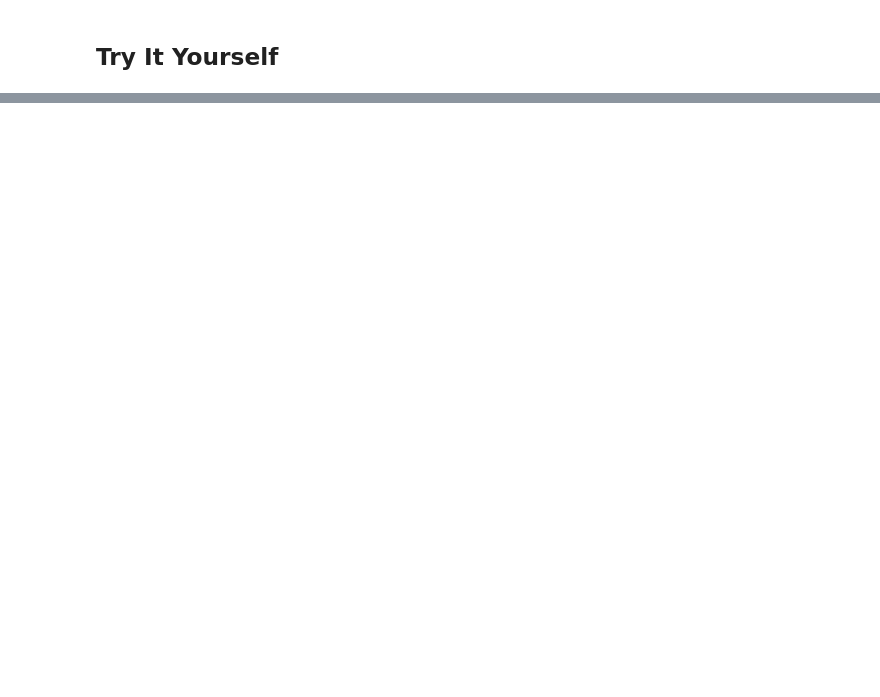
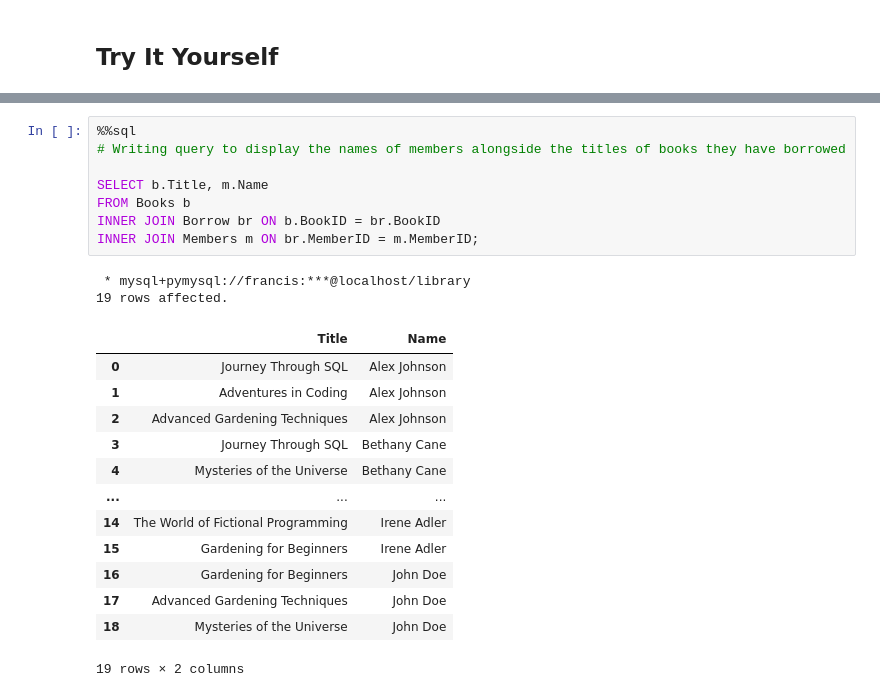
Before and after one commit to Ckodrad/CM3010-Database-Labs, a Jupyter notebook: Labs/SQL: Try It Yourself.ipynb, the cells around one changed output, grey strips where cells are left out. Drawn from its saved outputs; the diff is of its cells as text; blank space fills up the shorter version.

```diff
--- a/Labs/SQL: Try It Yourself.ipynb
+++ b/Labs/SQL: Try It Yourself.ipynb
@@ -82,0 +122,24 @@ FROM Books;
+# %%
+%%sql
+# Writing query to display the names of members alongside the titles of books they have borrowed
+
+SELECT b.Title, m.Name
+FROM Books b
+INNER JOIN Borrow br ON b.BookID = br.BookID
+INNER JOIN Members m ON br.MemberID = m.MemberID;
+# %% [output]
+ * mysql+pymysql://francis:***@localhost/library
+19 rows affected.
+|  | Title | Name |
+| 0 | Journey Through SQL | Alex Johnson |
+| 1 | Adventures in Coding | Alex Johnson |
+| 2 | Advanced Gardening Techniques | Alex Johnson |
+| 3 | Journey Through SQL | Bethany Cane |
+| 4 | Mysteries of the Universe | Bethany Cane |
+| ... | ... | ... |
+| 14 | The World of Fictional Programming | Irene Adler |
+| 15 | Gardening for Beginners | Irene Adler |
+| 16 | Gardening for Beginners | John Doe |
+| 17 | Advanced Gardening Techniques | John Doe |
+| 18 | Mysteries of the Universe | John Doe |
+19 rows × 2 columns
```
Also changed, not shown: parts of 5 cells of this notebook.
